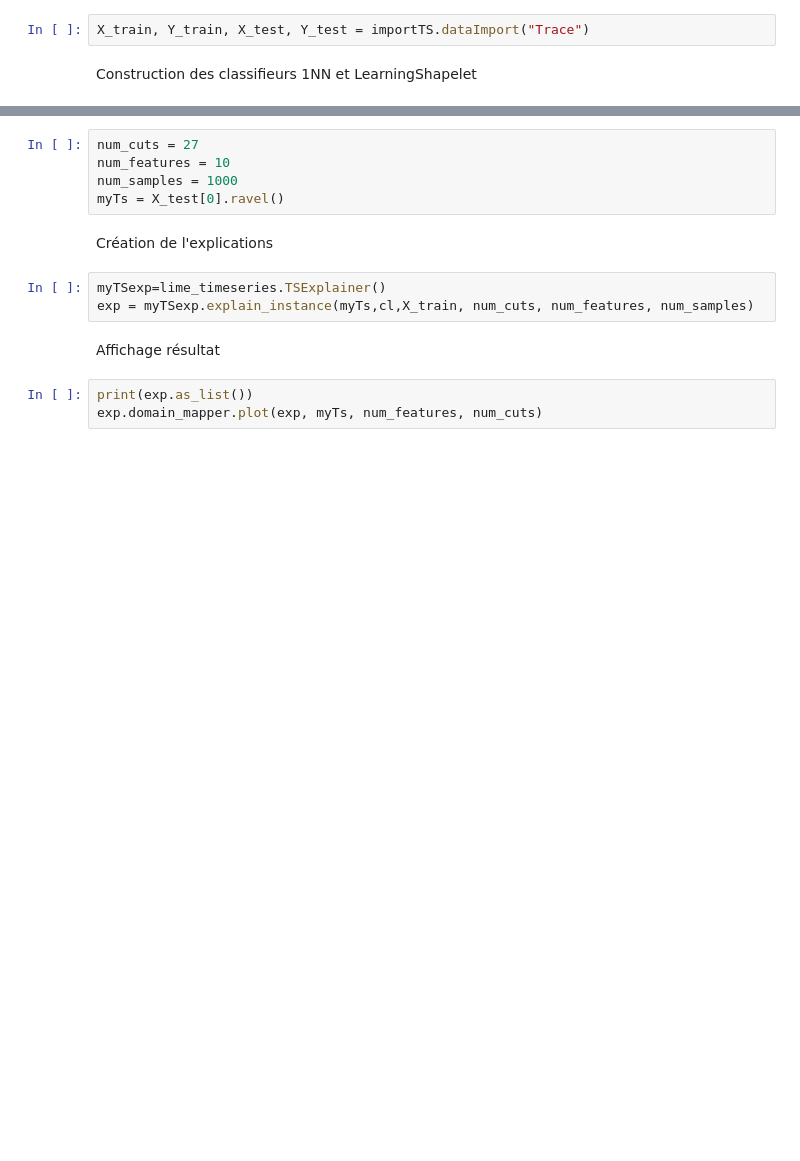
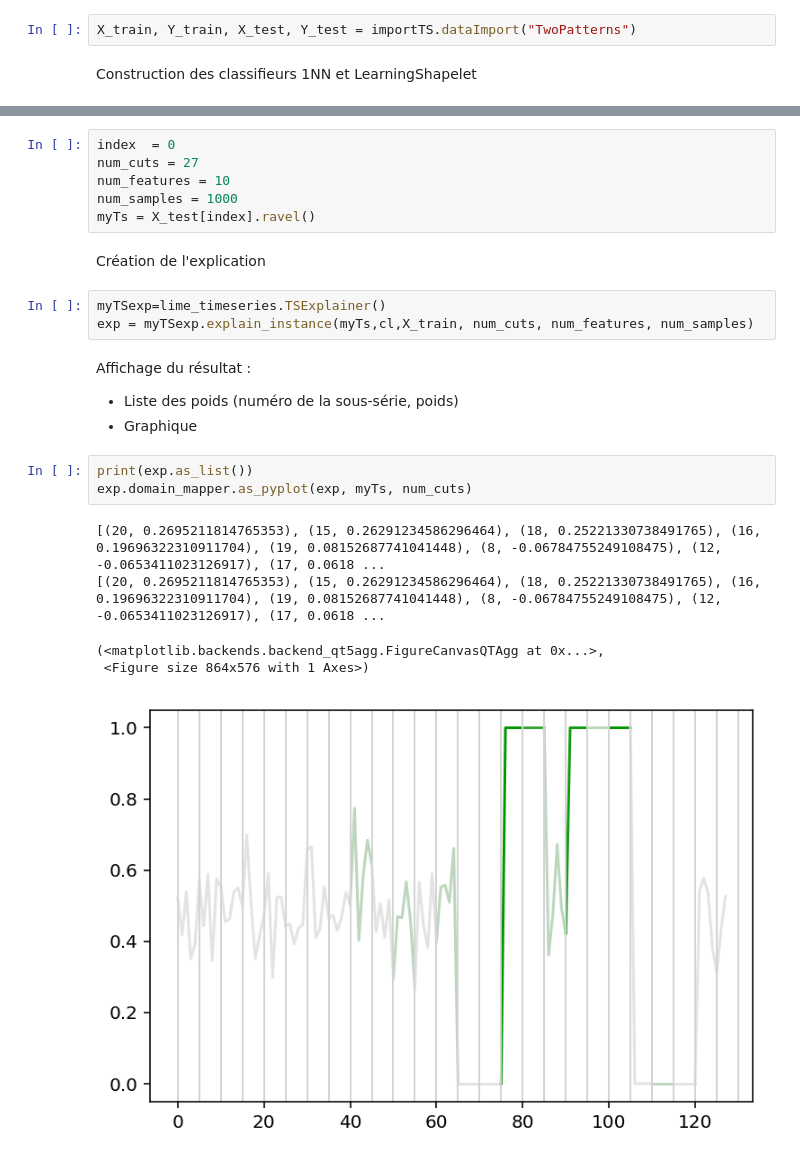
Before and after one commit to taha-yassine/TSExplanation, a Jupyter notebook: limeTS/Notebook_LimeTimeSeries.ipynb, the cells around one changed output, grey strips where cells are left out. Saved outputs shown, nothing was run; the diff lists cells and outputs as text; blank space fills up the shorter version.

```diff
--- a/limeTS/Notebook_LimeTimeSeries.ipynb
+++ b/limeTS/Notebook_LimeTimeSeries.ipynb
@@ -14,7 +14,7 @@ Using Theano backend.
 # %% [markdown]
 Import des séries temporelles d'entrainements et de tests
 # %%
-X_train, Y_train, X_test, Y_test = importTS.dataImport("Trace")
+X_train, Y_train, X_test, Y_test = importTS.dataImport("TwoPatterns")
 # %% [markdown]
 Construction des classifieurs 1NN et LearningShapelet
 # %%
@@ -29,15 +28,24 @@ num_samples : nombre de voisins
 # %%
+index  = 0
 num_cuts = 27
 num_features = 10
 num_samples = 1000
-myTs = X_test[0].ravel()
+myTs = X_test[index].ravel()
 # %% [markdown]
-Création de l'explications
+Création de l'explication
 # %%
 myTSexp=lime_timeseries.TSExplainer()
 exp = myTSexp.explain_instance(myTs,cl,X_train, num_cuts, num_features, num_samples)
-# %% [markdown]
-Affichage résultat
+# %% [markdown]
+Affichage du résultat :
+- Liste des poids (numéro de la sous-série, poids)
+- Graphique
 # %%
 print(exp.as_list())
-exp.domain_mapper.plot(exp, myTs, num_features, num_cuts)
+exp.domain_mapper.as_pyplot(exp, myTs, num_cuts)
+# %% [output]
+[(20, 0.2695211814765353), (15, 0.26291234586296464), (18, 0.25221330738491765), (16, 0.19696322310911704), (19, 0.08152687741041448), (8, -0.06784755249108475), (12, -0.0653411023126917), (17, 0.0618 ...
+[(20, 0.2695211814765353), (15, 0.26291234586296464), (18, 0.25221330738491765), (16, 0.19696322310911704), (19, 0.08152687741041448), (8, -0.06784755249108475), (12, -0.0653411023126917), (17, 0.0618 ...
+(<matplotlib.backends.backend_qt5agg.FigureCanvasQTAgg at 0x...>,
+ <Figure size 864x576 with 1 Axes>)
+[figure, added]
```
Also changed, not shown: parts of 2 cells of this notebook, 1 other file.
